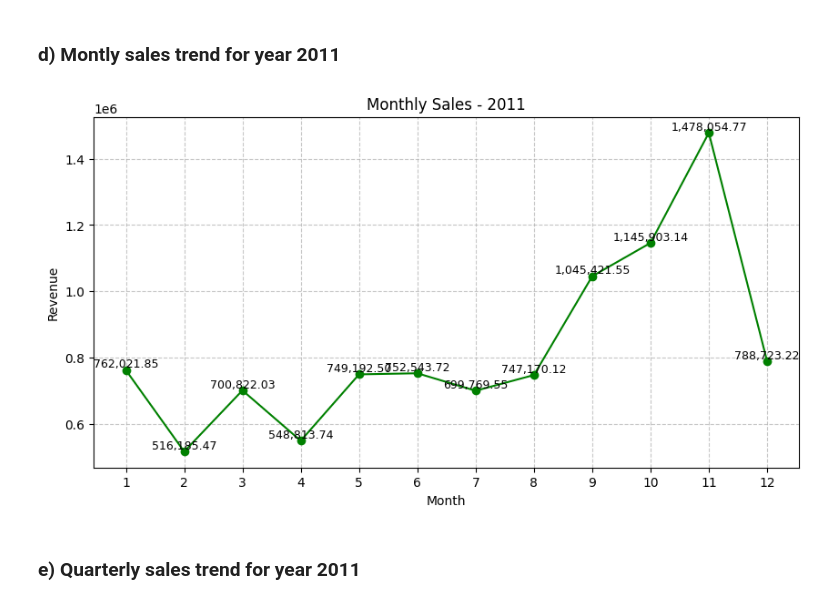
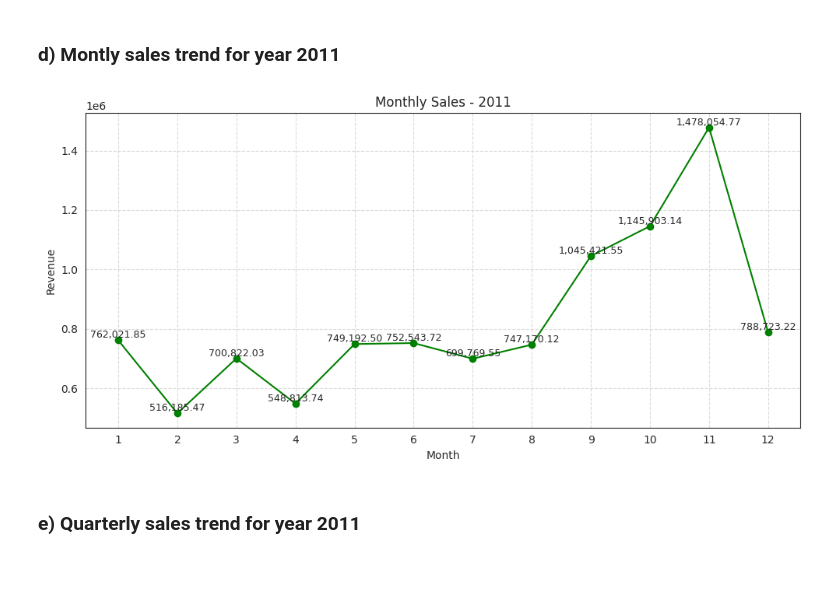
Before and after one commit to MuhammedMahmoud0/Distributed-Data-Analysis-Final-Project, a Jupyter notebook: notebooks/DDA_Final_Project.ipynb, the cells around one changed output. Saved outputs shown, nothing was run; the diff lists cells and outputs as text; code cells hidden in the pictures; blank space fills up the shorter version.

```diff
--- a/notebooks/DDA_Final_Project.ipynb
+++ b/notebooks/DDA_Final_Project.ipynb
@@ -25,3 +13,12 @@ To adjust logging level use sc.setLogLevel(newLevel). For SparkR, use setLogLeve
+# %%
+spark = SparkSession.builder \
+    .appName("DDA_final_project") \
+    .config("spark.sql.shuffle.partitions", "12") \
+    .config("spark.executor.memory", "4g") \
+    .config("spark.executor.cores", "4") \
+    .config("spark.sql.adaptive.enabled", "true") \
+    .config("spark.sql.adaptive.coalescePartitions.enabled", "true") \
+    .getOrCreate()
 # %% [markdown]
 # Defining all forms of nulls/missing values
 # %%
@@ -42,10 +39,10 @@ def normalize_nulls(sdf):
 # %% [markdown]
 ## Reading the data From HDFS
 # %%
-df1 = spark.read.parquet("hdfs://localhost:9005/user/muhammed_mahmoud/bronze/sheet1/online_retail_sheet1.parquet")
+df1 = spark.read.parquet("hdfs://localhost:9005/user/yuuchan/bronze/sheet1/online_retail_sheet1.parquet")
 df1  = normalize_nulls(df1)
 # %%
-df2 = spark.read.parquet("hdfs://localhost:9005/user/muhammed_mahmoud/bronze/sheet2/online_retail_sheet2.parquet")
+df2 = spark.read.parquet("hdfs://localhost:9005/user/yuuchan/bronze/sheet2/online_retail_sheet2.parquet")
 df2  = normalize_nulls(df2)
 # %% [markdown]
 # Append/Union 2 pyspark data frames into single data frame called "df"
@@ -480,25 +634,49 @@ plt.show()
 # %% [markdown]
 ### d) Montly sales trend for year 2011
 # %%
-# Data Prep
-data_2011_m = df_time.filter(F.col("Year") == 2011).groupBy("Month").agg(F.sum("Revenue").alias("Sales")).orderBy("Month").toPandas()
+sales_2011 = df_time.select("Year", "Month", "Revenue") \
+    .filter(F.col("Year") == 2011) \
+    .filter(F.col("Month").isNotNull()) \
+    .repartition(8, "Month")
+
+# Aggregate monthly revenue
+data_2011_m = sales_2011.groupBy("Month") \
+    .agg(F.sum("Revenue").alias("Sales")) \
+    .orderBy("Month")
+
+# Only final small result to pandas
+pdf = data_2011_m.toPandas()
 
 # Plot
-plt.figure(figsize=(10, 5))
-plt.plot(data_2011_m['Month'], data_2011_m['Sales'], marker='o', linestyle='-', color='green')
+plt.figure(figsize=(10,5))
+plt.plot(
+    pdf["Month"],
+    pdf["Sales"],
+    marker="o",
+    linestyle="-",
+    color="green"
+)
 
-# Add Labels
-for x, y in zip(data_2011_m['Month'], data_2011_m['Sales']):
-    plt.text(x, y, f'{y:,.2f}', ha='center', va='bottom', fontsize=9)
+# Labels
+for x, y in zip(pdf["Month"], pdf["Sales"]):
+    plt.text(
+        x,
+        y,
+        f"{y:,.2f}",
+        ha="center",
+        va="bottom",
+        fontsize=9
+    )
 
 plt.title("Monthly Sales - 2011")
-plt.xticks(range(1, 13))
+plt.xticks(range(1,13))
 plt.xlabel("Month")
 plt.ylabel("Revenue")
-plt.grid(True, linestyle='--', alpha=0.7)
+plt.grid(True, linestyle="--", alpha=0.7)
+plt.tight_layout()
 plt.show()
 # %% [output]
-[figure, old version]
+[figure, new version]
 # %% [markdown]
 ### e) Quarterly sales trend for year 2011
 # %%
```
Also changed, not shown: parts of 26 cells of this notebook.
